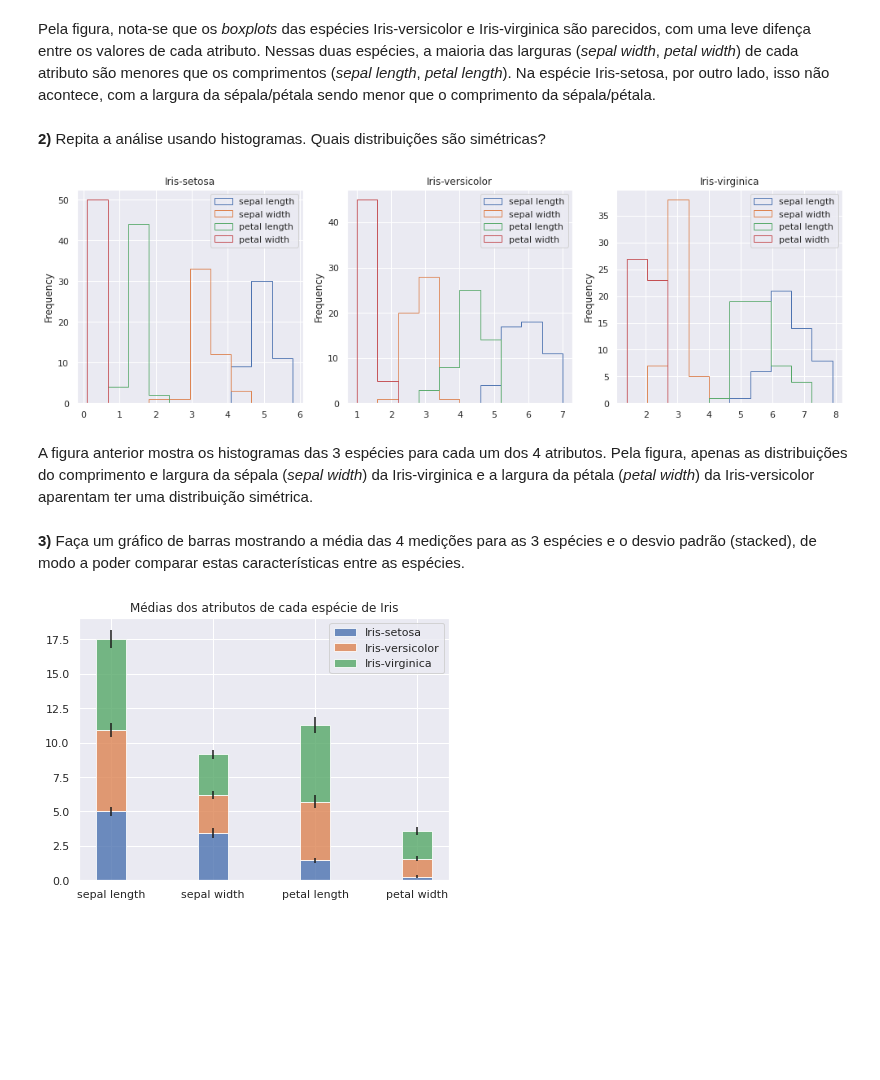
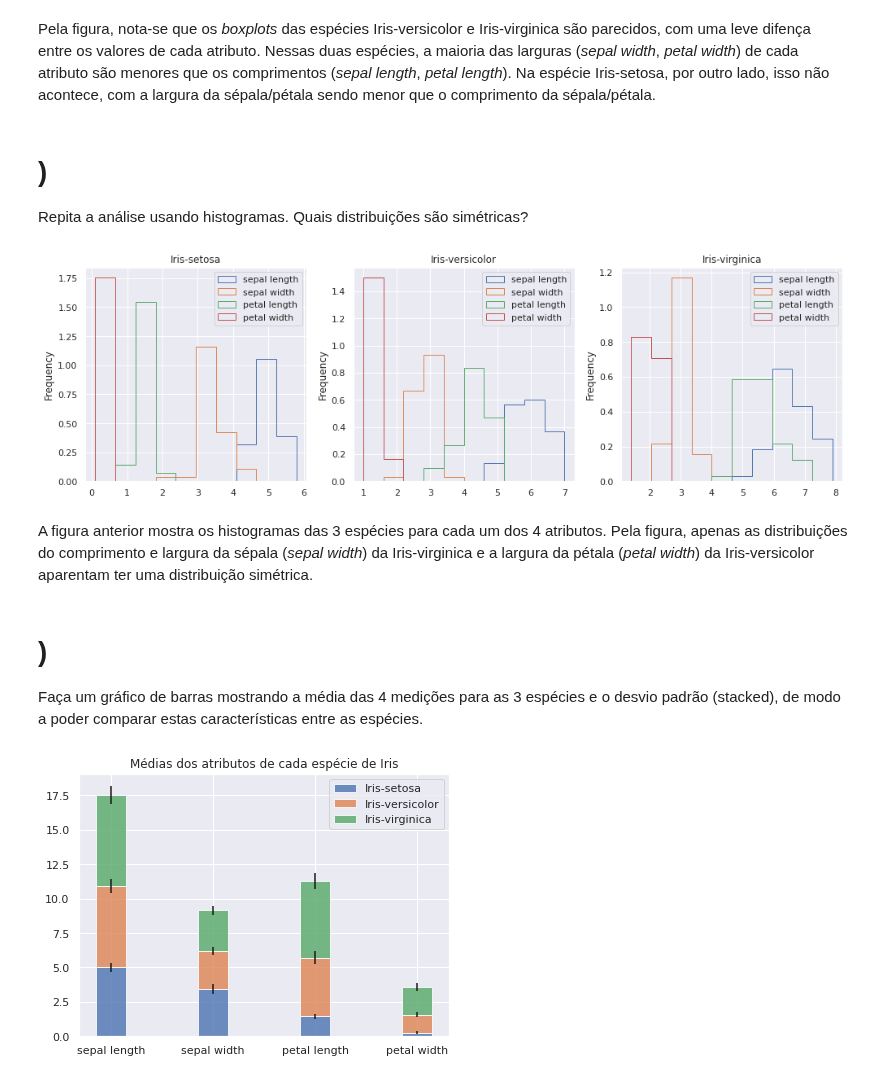
Before and after one commit to ifribeiro/TEI-EstApl, a Jupyter notebook: EPC2.ipynb, the cells around one changed output. Cells and saved outputs as stored; diff of their text form; code cells hidden in the pictures; blank space fills up the shorter version.

```diff
--- a/EPC2.ipynb
+++ b/EPC2.ipynb
@@ -24,22 +25,22 @@ plt.tight_layout()
 # %% [markdown]
 Pela figura, nota-se que os *boxplots* das espécies Iris-versicolor e Iris-virginica são parecidos, com uma leve difença entre os valores de cada atributo. Nessas duas espécies, a maioria das larguras (*sepal width*, *petal width*) de cada atributo são menores que os comprimentos (*sepal length*, *petal length*). Na espécie Iris-setosa, por outro lado, isso não acontece, com a largura da sépala/pétala sendo menor que o comprimento da sépala/pétala.
 # %% [markdown]
-**2)** Repita a análise usando histogramas. Quais distribuições são simétricas?
+# )
+Repita a análise usando histogramas. Quais distribuições são simétricas?
 # %%
 fig, ax = plt.subplots(ncols=3, figsize=(14,4.5))
 e = 0
 for i in range(3):
-    iris[iris['class'] == especies[i]][atributos[:-1]].plot(kind='hist', histtype='step', ax=ax[i])
+    iris[iris['class'] == especies[i]][atributos[:-1]].plot(kind='hist', histtype='step', ax=ax[i], density=True)
     ax[i].set_title(especies[i])
 plt.tight_layout()
 # %% [output]
-[figure, old version]
+[figure, new version]
 # %% [markdown]
 A figura anterior mostra os histogramas das 3 espécies para cada um dos 4 atributos. Pela figura, apenas as distribuições do comprimento e largura da sépala (*sepal width*) da Iris-virginica e a largura da pétala (*petal width*) da Iris-versicolor aparentam ter uma distribuição simétrica.
 # %% [markdown]
-**3)** Faça um gráfico de barras mostrando a média das 4 medições para as 3 espécies e o
-desvio padrão (stacked), de modo a poder comparar estas características entre as
-espécies.
+# )
+Faça um gráfico de barras mostrando a média das 4 medições para as 3 espécies e o desvio padrão (stacked), de modo a poder comparar estas características entre as espécies.
 # %%
 medias = [iris[iris['class']==e][atributos[:-1]].mean(axis=0).values for e in especies]
 desvios = [iris[iris['class']==e][atributos[:-1]].std(axis=0).values for e in especies]
```
Also changed, not shown: parts of 9 cells of this notebook, 1 other file.
